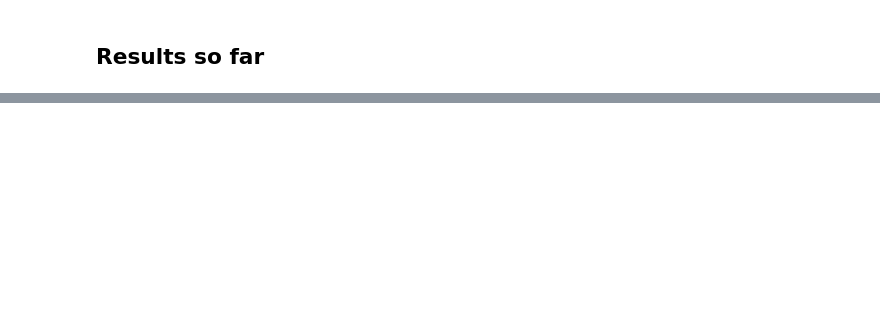
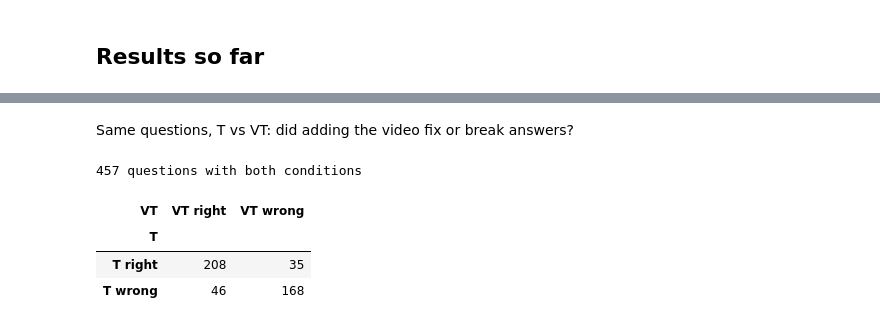
Before and after one commit to seriozh1/ai-alignment-demands-emotions, a Jupyter notebook: notebooks/04_run.ipynb, the cells around one changed output, grey strips where cells are left out. Saved outputs shown, nothing was run; the diff lists cells and outputs as text; code cells hidden in the pictures; blank space fills up the shorter version.

```diff
--- a/notebooks/04_run.ipynb
+++ b/notebooks/04_run.ipynb
@@ -68,0 +186,14 @@ results.pivot(index=["order", "question_id"], columns="condition", values=["prob
+# %% [markdown]
+Same questions, T vs VT: did adding the video fix or break answers?
+# %%
+wide = df.pivot(index="question_id", columns="condition", values=["correct", "p_correct", "confidence"])
+wide = wide.dropna()  # only questions that have both T and VT
+print(f"{len(wide)} questions with both conditions")
+pd.crosstab(wide["correct"]["T"].map({True: "T right", False: "T wrong"}),
+            wide["correct"]["VT"].map({True: "VT right", False: "VT wrong"}))
+# %% [output]
+457 questions with both conditions
+| VT | VT right | VT wrong |
+| T |  |  |
+| T right | 208 | 35 |
+| T wrong | 46 | 168 |
```
Also changed, not shown: parts of 14 cells of this notebook, 2 other files.
